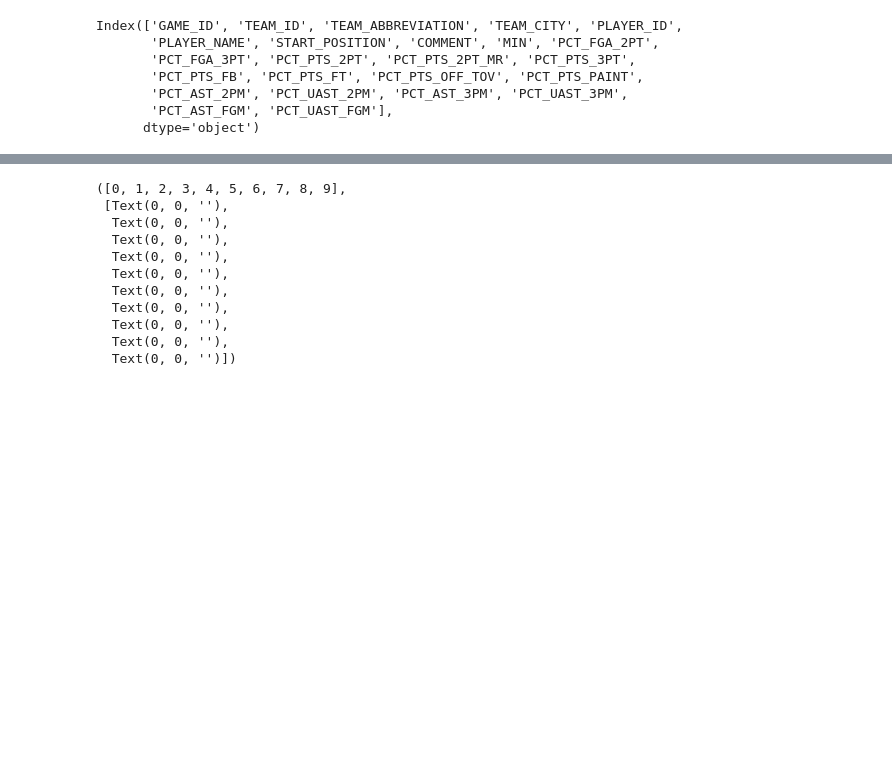
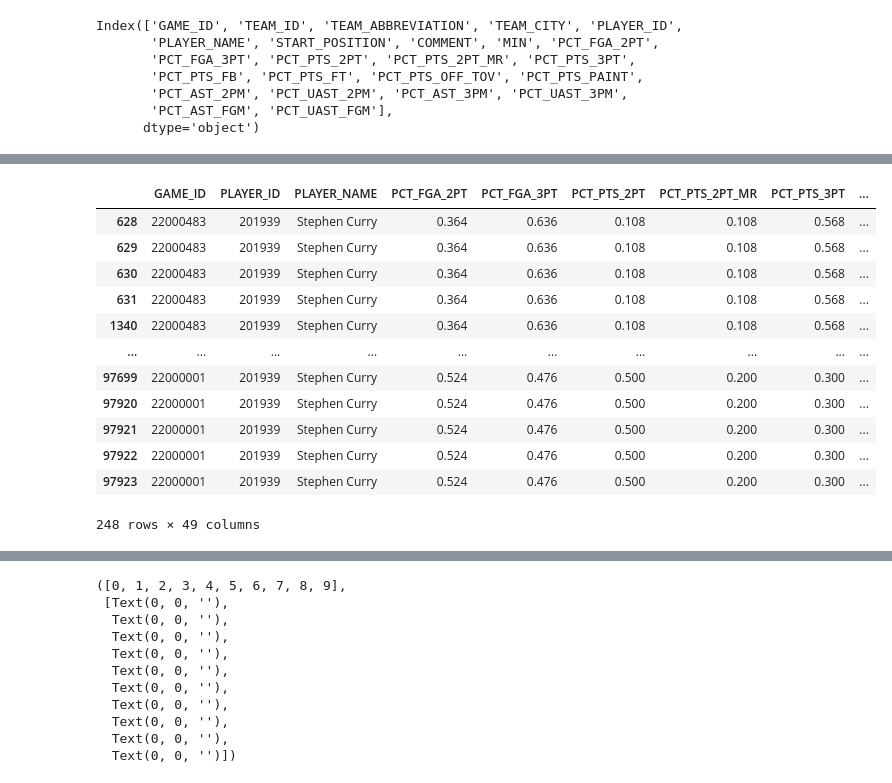
Before and after one commit to davidcholcomb/coach_ai, a Jupyter notebook: code/Untitled.ipynb, the cells around one changed output, grey strips where cells are left out. Saved outputs shown, nothing was run; the diff lists cells and outputs as text; code cells hidden in the pictures; blank space fills up the shorter version.

```diff
--- a/code/Untitled.ipynb
+++ b/code/Untitled.ipynb
@@ -264,0 +334,18 @@ X = df_t[['PLAYER_NAME','SPD', 'DIST', 'ORBC', 'DRBC', 'RBC', 'TCHS', 'SAST', 'F
+# %%
+df.dropna(inplace = True)
+# %%
+df[df['PLAYER_NAME'] == 'Stephen Curry']
+# %% [output]
+|  | GAME_ID | PLAYER_ID | PLAYER_NAME | PCT_FGA_2PT | PCT_FGA_3PT | PCT_PTS_2PT | PCT_PTS_2PT_MR | PCT_PTS_3PT | ... |
+| 628 | 22000483 | 201939 | Stephen Curry | 0.364 | 0.636 | 0.108 | 0.108 | 0.568 | ... |
+| 629 | 22000483 | 201939 | Stephen Curry | 0.364 | 0.636 | 0.108 | 0.108 | 0.568 | ... |
+| 630 | 22000483 | 201939 | Stephen Curry | 0.364 | 0.636 | 0.108 | 0.108 | 0.568 | ... |
+| 631 | 22000483 | 201939 | Stephen Curry | 0.364 | 0.636 | 0.108 | 0.108 | 0.568 | ... |
+| 1340 | 22000483 | 201939 | Stephen Curry | 0.364 | 0.636 | 0.108 | 0.108 | 0.568 | ... |
+| ... | ... | ... | ... | ... | ... | ... | ... | ... | ... |
+| 97699 | 22000001 | 201939 | Stephen Curry | 0.524 | 0.476 | 0.500 | 0.200 | 0.300 | ... |
+| 97920 | 22000001 | 201939 | Stephen Curry | 0.524 | 0.476 | 0.500 | 0.200 | 0.300 | ... |
+| 97921 | 22000001 | 201939 | Stephen Curry | 0.524 | 0.476 | 0.500 | 0.200 | 0.300 | ... |
+| 97922 | 22000001 | 201939 | Stephen Curry | 0.524 | 0.476 | 0.500 | 0.200 | 0.300 | ... |
+| 97923 | 22000001 | 201939 | Stephen Curry | 0.524 | 0.476 | 0.500 | 0.200 | 0.300 | ... |
+248 rows × 49 columns
```
Also changed, not shown: parts of 35 cells of this notebook.
